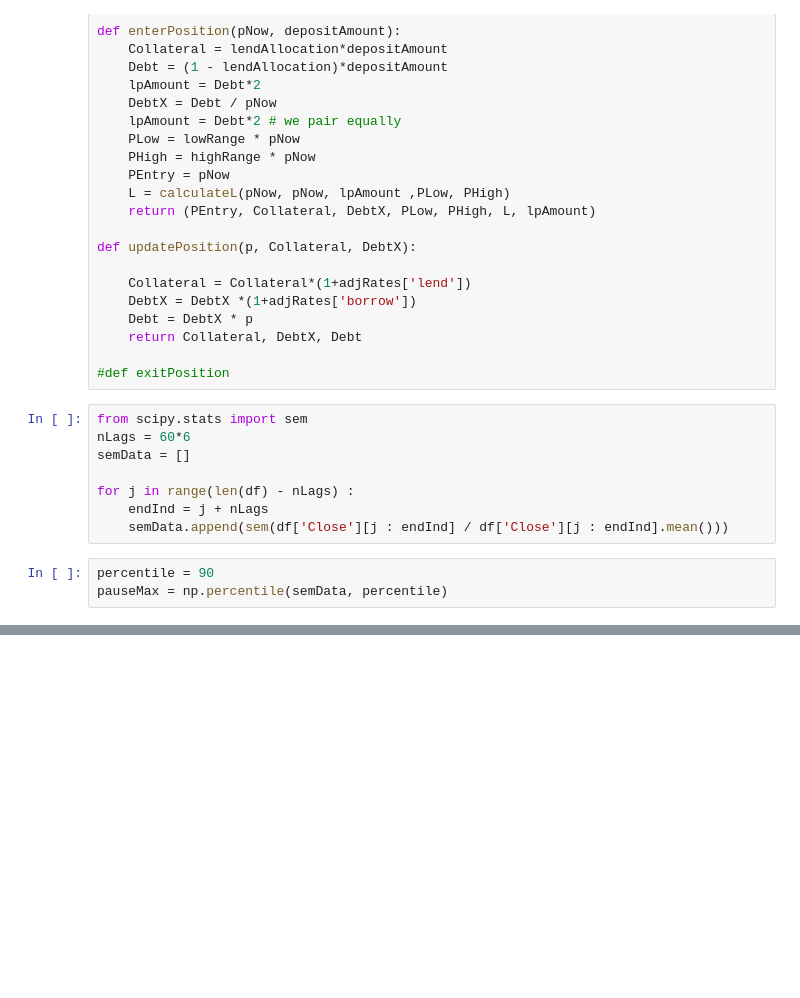
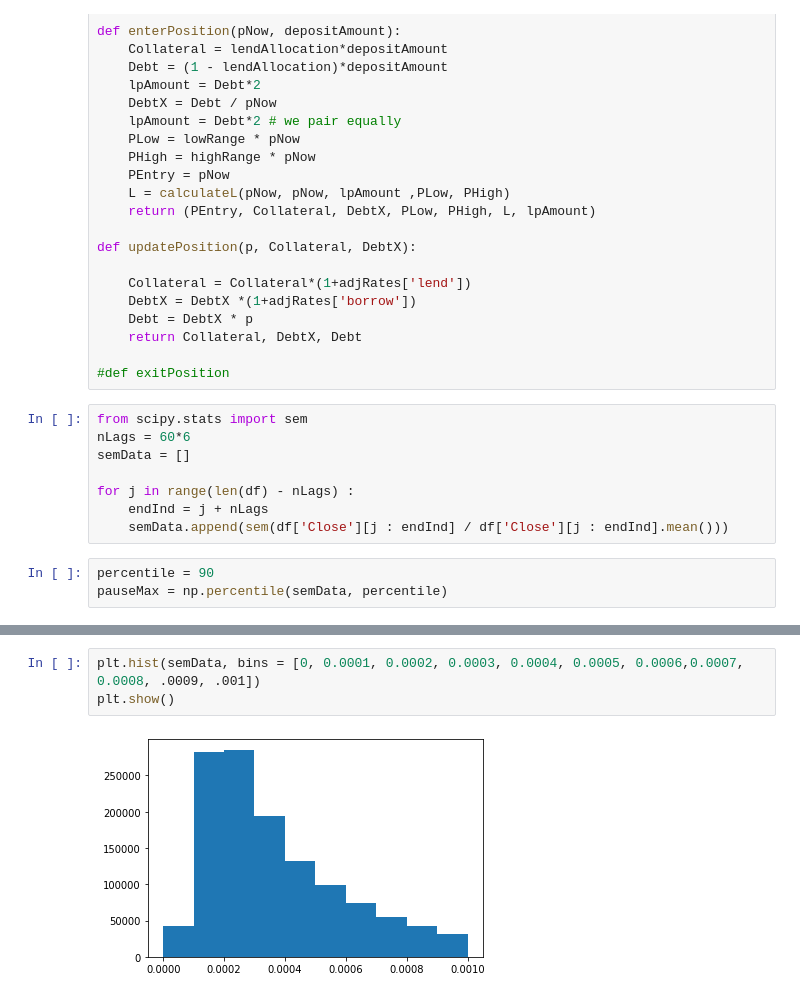
Before and after one commit to RoboVault/Strategy-Simulations, a Jupyter notebook: perpV2.ipynb, the cells around one changed output, grey strips where cells are left out. Drawn from its saved outputs; the diff is of its cells as text; blank space fills up the shorter version.

```diff
--- a/perpV2.ipynb
+++ b/perpV2.ipynb
@@ -417,0 +454,5 @@ plt.show()
+# %%
+plt.hist(semData, bins = [0, 0.0001, 0.0002, 0.0003, 0.0004, 0.0005, 0.0006,0.0007, 0.0008, .0009, .001])
+plt.show()
+# %% [output]
+[figure, added]
```
Also changed, not shown: parts of 16 cells of this notebook.
